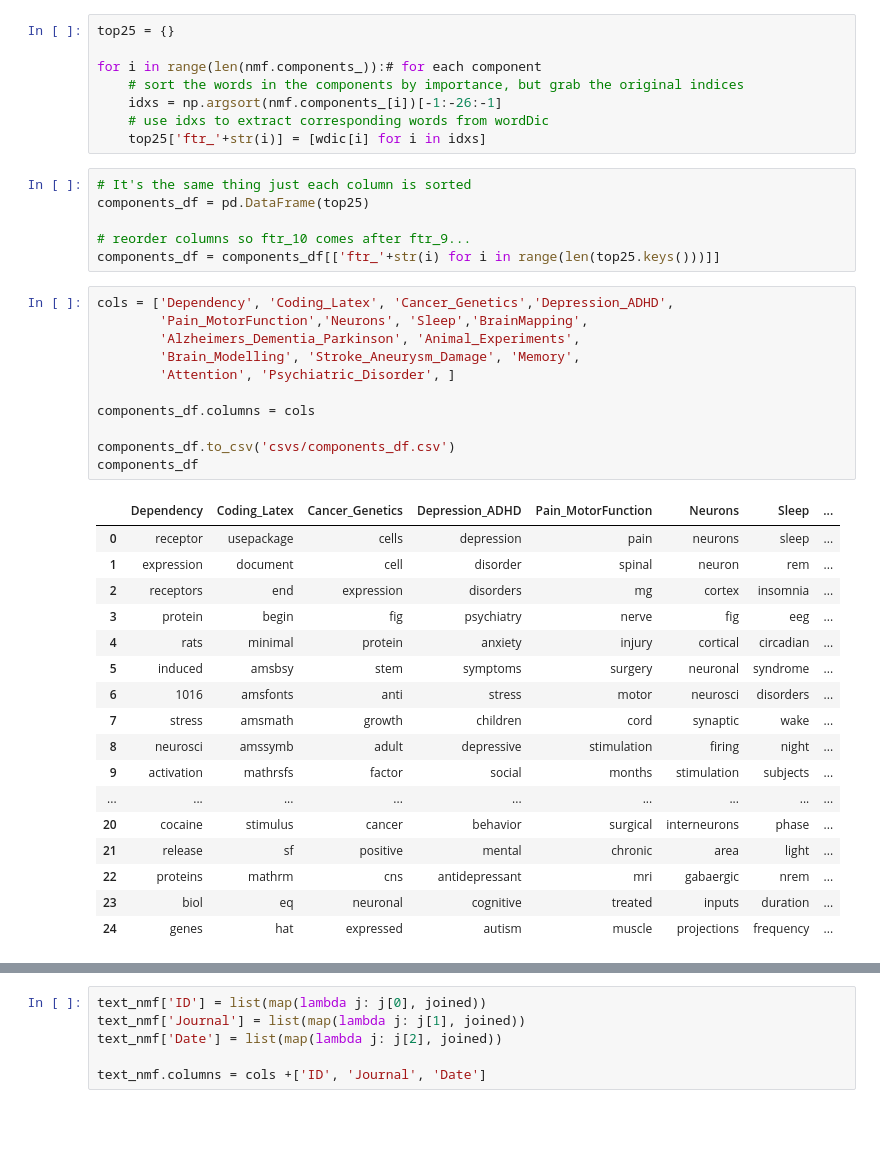
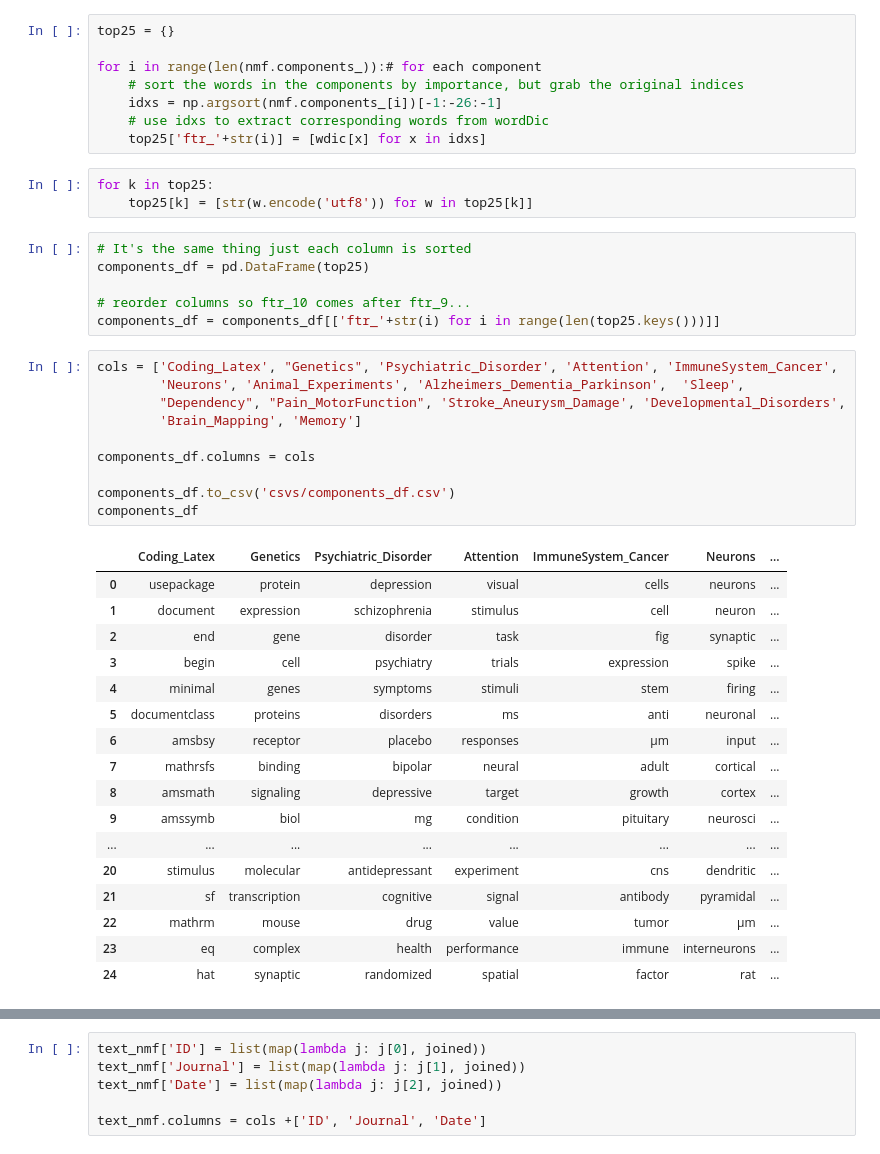
Before and after one commit to rshap91/NeuroSciJournalArticles, a Jupyter notebook: Clustering.ipynb, the cells around one changed output, grey strips where cells are left out. Cells and saved outputs as stored; diff of their text form; blank space fills up the shorter version.

```diff
--- a/Clustering.ipynb
+++ b/Clustering.ipynb
@@ -60,7 +60,10 @@ for i in range(len(nmf.components_)):# for each component
     # sort the words in the components by importance, but grab the original indices
     idxs = np.argsort(nmf.components_[i])[-1:-26:-1]
     # use idxs to extract corresponding words from wordDic
-    top25['ftr_'+str(i)] = [wdic[i] for i in idxs]
+    top25['ftr_'+str(i)] = [wdic[x] for x in idxs]
+# %%
+for k in top25:
+    top25[k] = [str(w.encode('utf8')) for w in top25[k]]
 # %%
 # It's the same thing just each column is sorted
 components_df = pd.DataFrame(top25)
@@ -68,34 +71,33 @@ components_df = pd.DataFrame(top25)
 # reorder columns so ftr_10 comes after ftr_9...
 components_df = components_df[['ftr_'+str(i) for i in range(len(top25.keys()))]]
 # %%
-cols = ['Dependency', 'Coding_Latex', 'Cancer_Genetics','Depression_ADHD',
-        'Pain_MotorFunction','Neurons', 'Sleep','BrainMapping',
-        'Alzheimers_Dementia_Parkinson', 'Animal_Experiments',
-        'Brain_Modelling', 'Stroke_Aneurysm_Damage', 'Memory',
-        'Attention', 'Psychiatric_Disorder', ]
+cols = ['Coding_Latex', "Genetics", 'Psychiatric_Disorder', 'Attention', 'ImmuneSystem_Cancer',
+        'Neurons', 'Animal_Experiments', 'Alzheimers_Dementia_Parkinson',  'Sleep',
+        "Dependency", "Pain_MotorFunction", 'Stroke_Aneurysm_Damage', 'Developmental_Disorders',
+        'Brain_Mapping', 'Memory']
 
 components_df.columns = cols
 
 components_df.to_csv('csvs/components_df.csv')
 components_df
 # %% [output]
-|  | Dependency | Coding_Latex | Cancer_Genetics | Depression_ADHD | Pain_MotorFunction | Neurons | Sleep | ... |
-| 0 | receptor | usepackage | cells | depression | pain | neurons | sleep | ... |
-| 1 | expression | document | cell | disorder | spinal | neuron | rem | ... |
-| 2 | receptors | end | expression | disorders | mg | cortex | insomnia | ... |
-| 3 | protein | begin | fig | psychiatry | nerve | fig | eeg | ... |
-| 4 | rats | minimal | protein | anxiety | injury | cortical | circadian | ... |
-| 5 | induced | amsbsy | stem | symptoms | surgery | neuronal | syndrome | ... |
-| 6 | 1016 | amsfonts | anti | stress | motor | neurosci | disorders | ... |
-| 7 | stress | amsmath | growth | children | cord | synaptic | wake | ... |
-| 8 | neurosci | amssymb | adult | depressive | stimulation | firing | night | ... |
-| 9 | activation | mathrsfs | factor | social | months | stimulation | subjects | ... |
-| ... | ... | ... | ... | ... | ... | ... | ... | ... |
-| 20 | cocaine | stimulus | cancer | behavior | surgical | interneurons | phase | ... |
-| 21 | release | sf | positive | mental | chronic | area | light | ... |
-| 22 | proteins | mathrm | cns | antidepressant | mri | gabaergic | nrem | ... |
-| 23 | biol | eq | neuronal | cognitive | treated | inputs | duration | ... |
-| 24 | genes | hat | expressed | autism | muscle | projections | frequency | ... |
+|  | Coding_Latex | Genetics | Psychiatric_Disorder | Attention | ImmuneSystem_Cancer | Neurons | ... |
+| 0 | usepackage | protein | depression | visual | cells | neurons | ... |
+| 1 | document | expression | schizophrenia | stimulus | cell | neuron | ... |
+| 2 | end | gene | disorder | task | fig | synaptic | ... |
+| 3 | begin | cell | psychiatry | trials | expression | spike | ... |
+| 4 | minimal | genes | symptoms | stimuli | stem | firing | ... |
+| 5 | documentclass | proteins | disorders | ms | anti | neuronal | ... |
+| 6 | amsbsy | receptor | placebo | responses | μm | input | ... |
+| 7 | mathrsfs | binding | bipolar | neural | adult | cortical | ... |
+| 8 | amsmath | signaling | depressive | target | growth | cortex | ... |
+| 9 | amssymb | biol | mg | condition | pituitary | neurosci | ... |
+| ... | ... | ... | ... | ... | ... | ... | ... |
+| 20 | stimulus | molecular | antidepressant | experiment | cns | dendritic | ... |
+| 21 | sf | transcription | cognitive | signal | antibody | pyramidal | ... |
+| 22 | mathrm | mouse | drug | value | tumor | μm | ... |
+| 23 | eq | complex | health | performance | immune | interneurons | ... |
+| 24 | hat | synaptic | randomized | spatial | factor | rat | ... |
 # %%
 text_nmf.columns
 # %% [output]
```
Also changed, not shown: parts of 17 cells of this notebook, 1 other file.
